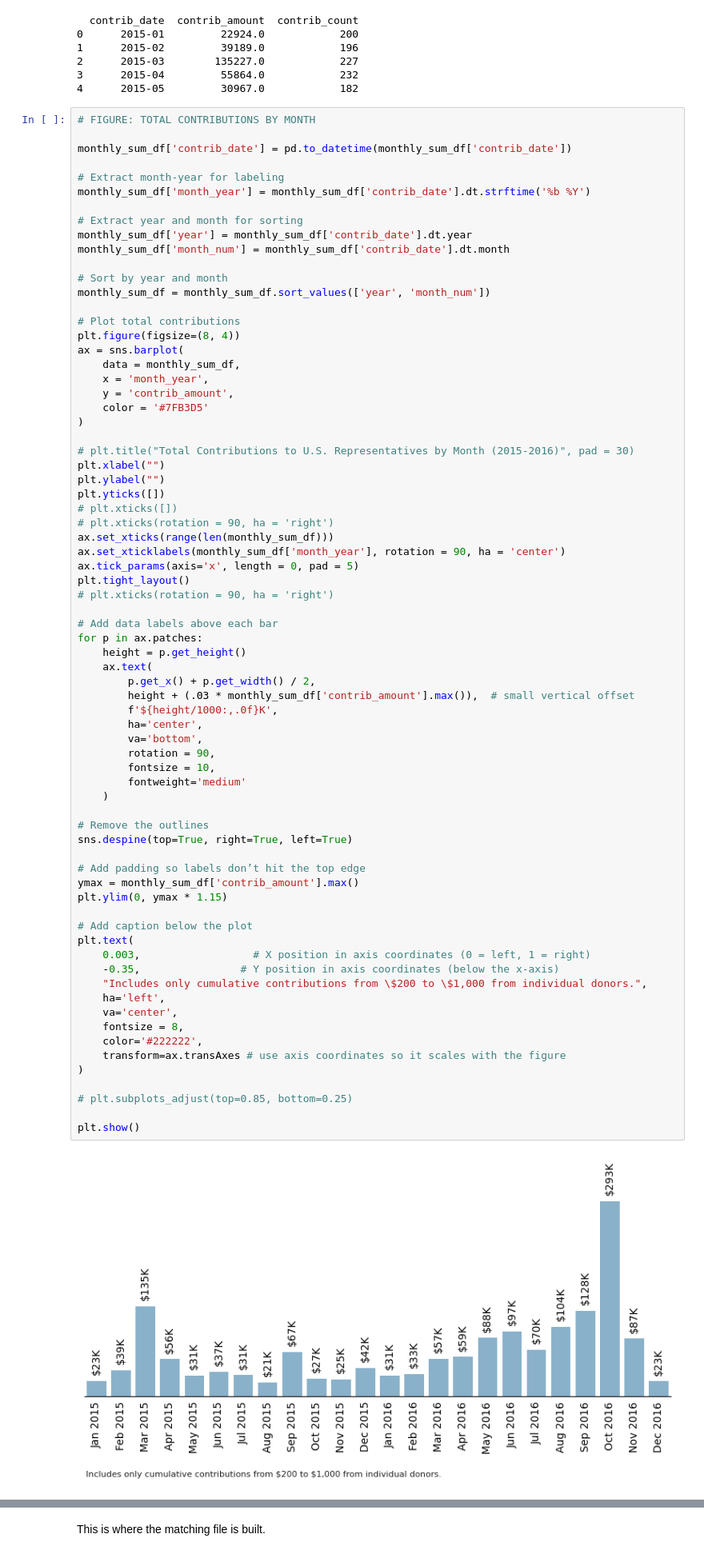
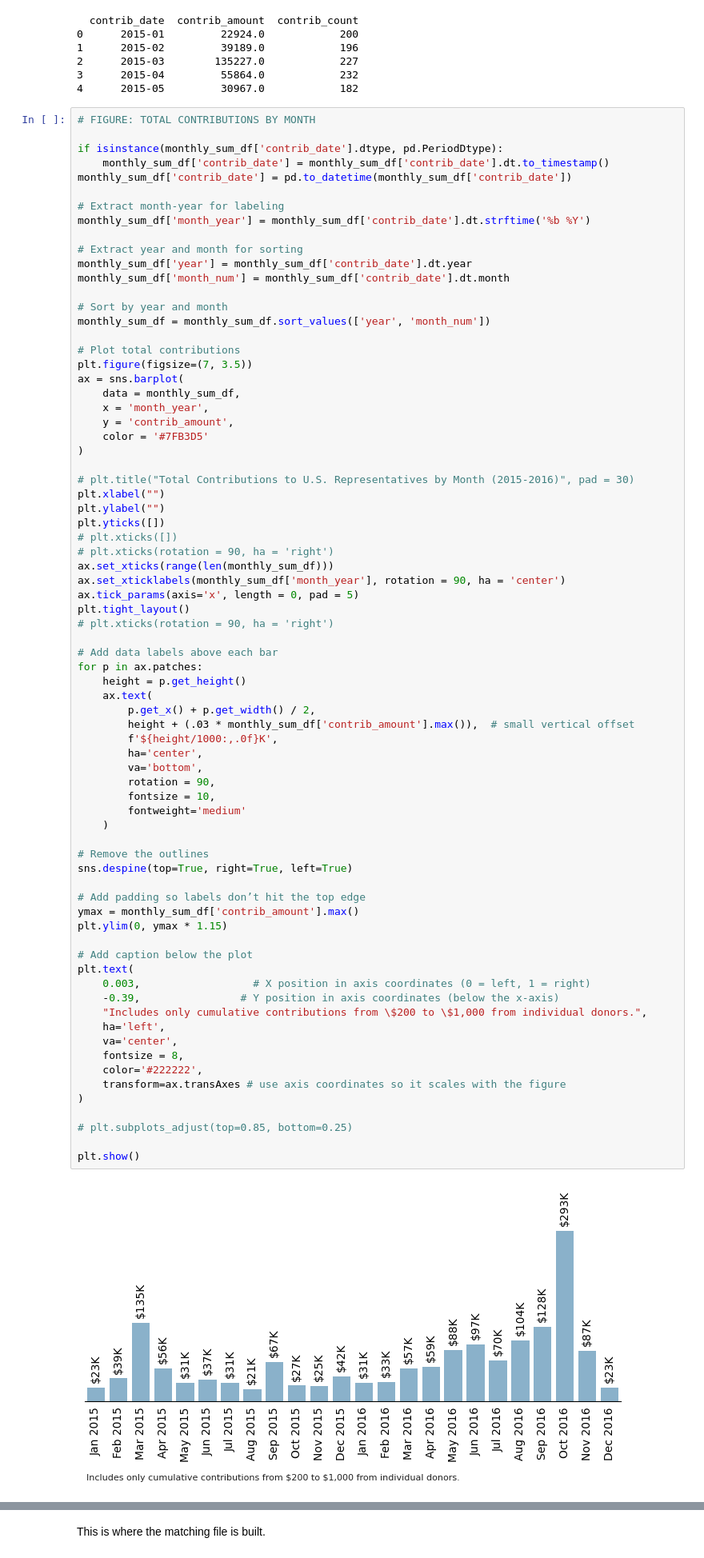
Before and after one commit to marobinette/cfd-project-ds1, a Jupyter notebook: notebooks/Open_Secrets_ETL.ipynb, the cells around one changed output, grey strips where cells are left out. Shown at 80% size. Cells and saved outputs as stored; diff of their text form.

Commit message:
Fixed formatting of bar graphs & histograms

```diff
--- a/notebooks/Open_Secrets_ETL.ipynb
+++ b/notebooks/Open_Secrets_ETL.ipynb
@@ -308,6 +308,8 @@ print(monthly_sum_df.head())
 # %%
 # FIGURE: TOTAL CONTRIBUTIONS BY MONTH
 
+if isinstance(monthly_sum_df['contrib_date'].dtype, pd.PeriodDtype):
+    monthly_sum_df['contrib_date'] = monthly_sum_df['contrib_date'].dt.to_timestamp()
 monthly_sum_df['contrib_date'] = pd.to_datetime(monthly_sum_df['contrib_date'])
 
 # Extract month-year for labeling
@@ -321,7 +323,7 @@ monthly_sum_df['month_num'] = monthly_sum_df['contrib_date'].dt.month
 monthly_sum_df = monthly_sum_df.sort_values(['year', 'month_num'])
 
 # Plot total contributions
-plt.figure(figsize=(8, 4))
+plt.figure(figsize=(7, 3.5))
 ax = sns.barplot(
     data = monthly_sum_df,
     x = 'month_year',
@@ -350,35 +352,35 @@ for p in ax.patches:
         f'${height/1000:,.0f}K',
         ha='center',
         va='bottom',
         rotation = 90,
         fontsize = 10,
         fontweight='medium'
     )
 
 # Remove the outlines
 sns.despine(top=True, right=True, left=True)
 
 # Add padding so labels don’t hit the top edge
 ymax = monthly_sum_df['contrib_amount'].max()
 plt.ylim(0, ymax * 1.15)
 
 # Add caption below the plot
 plt.text(
     0.003,                  # X position in axis coordinates (0 = left, 1 = right)
-    -0.35,                # Y position in axis coordinates (below the x-axis)
+    -0.39,                # Y position in axis coordinates (below the x-axis)
     "Includes only cumulative contributions from \$200 to \$1,000 from individual donors.",
     ha='left',
     va='center',
     fontsize = 8,
     color='#222222',
     transform=ax.transAxes # use axis coordinates so it scales with the figure
 )
 
 # plt.subplots_adjust(top=0.85, bottom=0.25)
 
 plt.show()
 # %% [output]
-[figure, old version]
+[figure, new version]
 # %%
 # FIGURE: AVERAGE CONTRIBUTION BY MONTH
 
```
Also changed, not shown: parts of 1 cell of this notebook.
